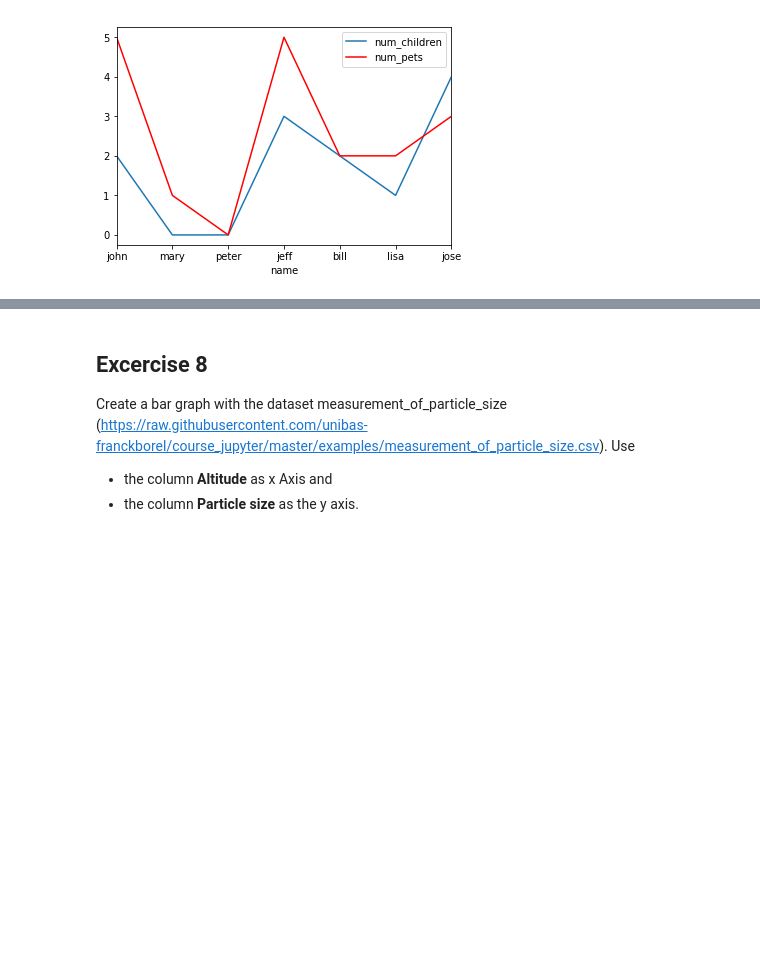
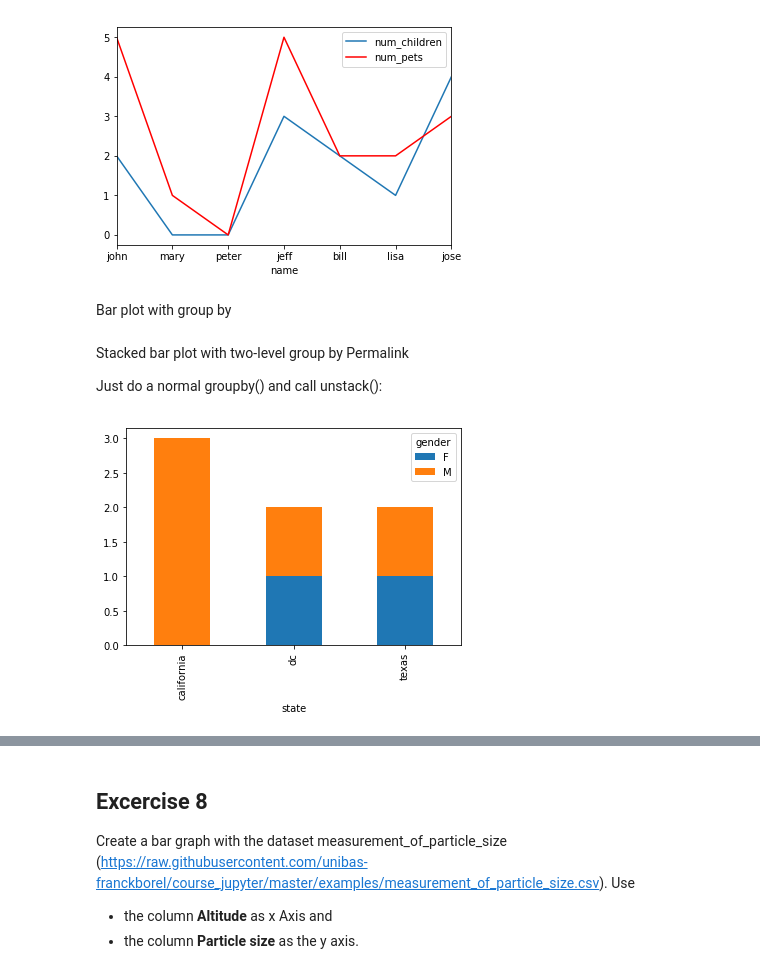
Before and after one commit to natriumoxid/course_jupyter, a Jupyter notebook: introduction_to_ipython_with_solutions.ipynb, the cells around one changed output, grey strips where cells are left out. Drawn from its saved outputs; the diff is of its cells as text; code cells hidden in the pictures; blank space fills up the shorter version.

Commit message:
Better plot tutorial

```diff
--- a/introduction_to_ipython_with_solutions.ipynb
+++ b/introduction_to_ipython_with_solutions.ipynb
@@ -647,3 +580,5 @@ df.plot(kind='line',x='name',y='num_pets', color='red', ax=ax)
 plt.show()
 # %% [output]
 [figure]
+# %% [markdown]
+Bar plot with group by
@@ -649,0 +591,13 @@ plt.show()
+# %% [markdown]
+Stacked bar plot with two-level group by
+Permalink
+
+Just do a normal groupby() and call unstack():
+# %%
+import matplotlib.pyplot as plt
+import pandas as pd
+
+df.groupby(['state','gender']).size().unstack().plot(kind='bar',stacked=True)
+plt.show()
+# %% [output]
+[figure, added]
```
Also changed, not shown: parts of 18 cells of this notebook.
